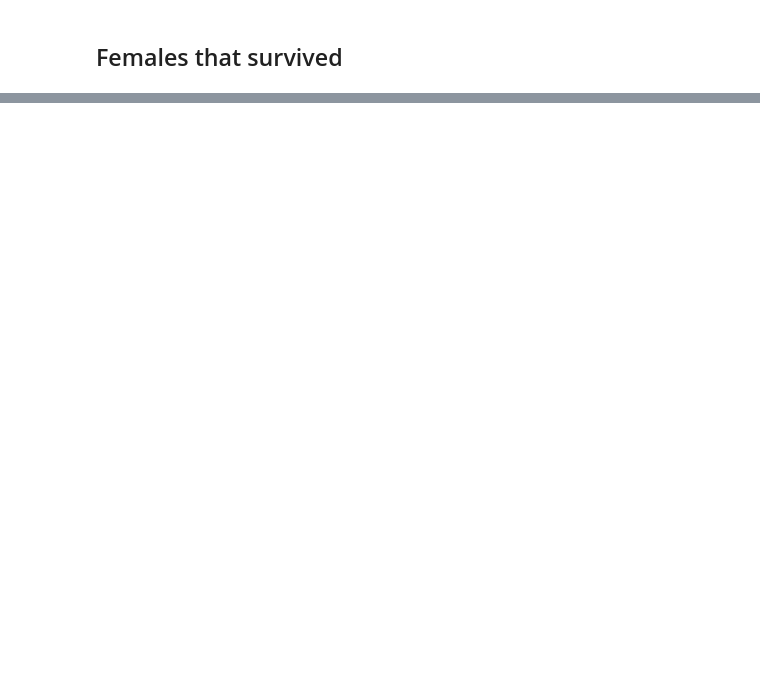
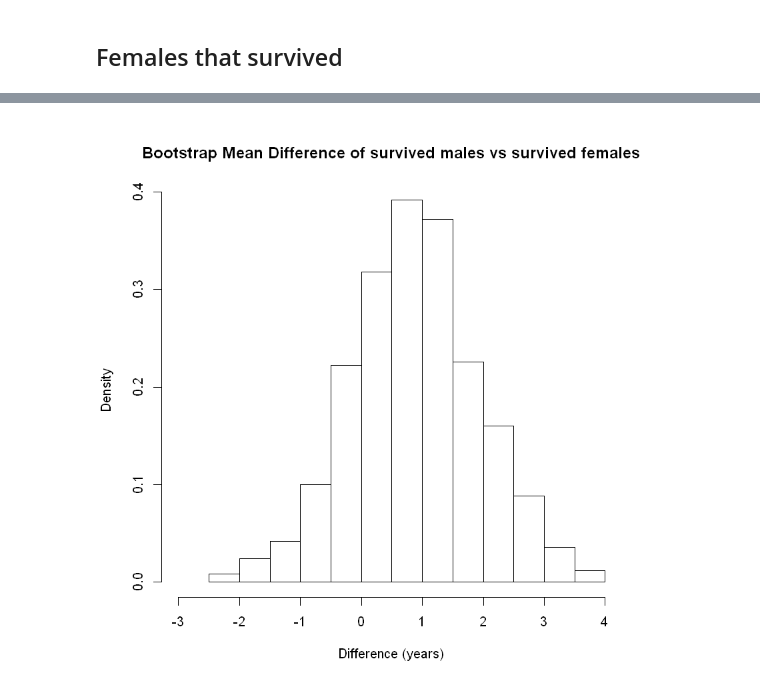
Before and after one commit to ngocdha/hw_Statistical_Learning, a Jupyter notebook: Labs/Lab_5/Untitled.ipynb, the cells around one changed output, grey strips where cells are left out. Saved outputs shown, nothing was run; the diff lists cells and outputs as text; code cells hidden in the pictures; blank space fills up the shorter version.

```diff
--- a/Labs/Lab_5/Untitled.ipynb
+++ b/Labs/Lab_5/Untitled.ipynb
@@ -35,0 +86,9 @@ sample estimates:
+# %%
+meanDiff <- function(x, i, j) {
+    medianMale <- mean(x$Age[i][x$Gender == "Male" & x$Status == "Survived"])
+    medianFemale <- mean(x$Age[j][x$Gender == "Female" & x$Status == "Survived"])
+    return(medianMale - medianFemale)
+}
+meanDiffBoot <- boot(titanic, meanDiff, 1000)
+meanDiffBoot$t0
+boot.ci(meanDiffBoot, 0.96, "basic")
@@ -35,0 +107,4 @@ sample estimates:
+# %%
+hist(meanDiffBoot$t, freq=F, main = "Bootstrap Mean Difference of survived males vs survived females", xlab = "Difference (years)", xlim = c(-3,4))
+# %% [output]
+[figure, added]
```
Also changed, not shown: parts of 16 cells of this notebook, 6 other files.
